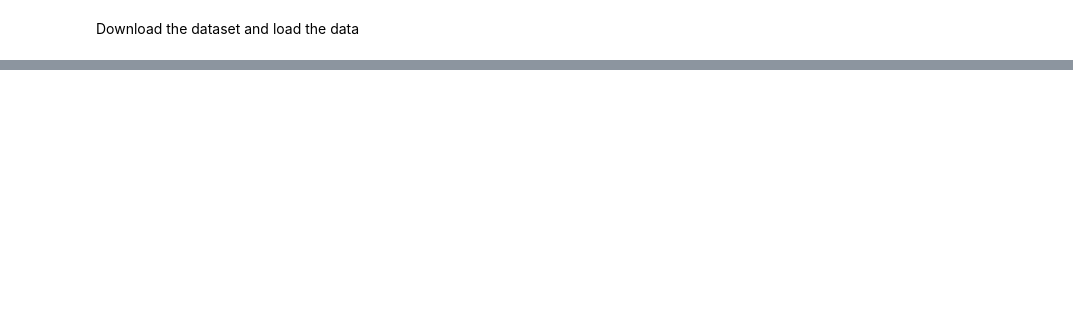
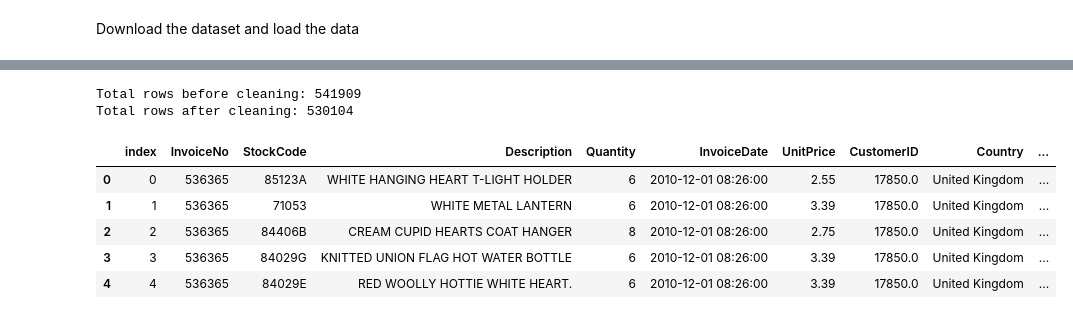
Before and after one commit to NicolaPicciafuoco/time-series-analysis, a Jupyter notebook: code/dataset_Transaction_Data/clustering.ipynb, the cells around one changed output, grey strips where cells are left out. Saved outputs shown, nothing was run; the diff lists cells and outputs as text; code cells hidden in the pictures; blank space fills up the shorter version.

```diff
--- a/code/dataset_Transaction_Data/clustering.ipynb
+++ b/code/dataset_Transaction_Data/clustering.ipynb
@@ -29,0 +78,6 @@ Path to dataset files: C:\Users\franc\.cache\kagglehub\datasets\thedevastator\on
+# %%
+data = pd.read_csv(path + "/online_retail.csv")
+
+data.head()
+#print("Info:")
+#data.info()
@@ -29,0 +91,26 @@ Path to dataset files: C:\Users\franc\.cache\kagglehub\datasets\thedevastator\on
+# %%
+
+# Check the total number of rows before cleaning
+print(f"Total rows before cleaning: {data.shape[0]}")
+
+# Cleaning the data
+data['InvoiceDate'] = pd.to_datetime(data['InvoiceDate'])  # Convert InvoiceDate to datetime
+data = data[(data['Quantity'] > 0) & (data['UnitPrice'] > 0)]  # Remove rows with negative values
+
+# Create a new column for the total price
+data['TotalPrice'] = data['Quantity'] * data['UnitPrice']
+
+# Check the total number of rows after cleaning
+print(f"Total rows after cleaning: {data.shape[0]}")
+
+# Display the first few rows of the cleaned dataset
+data.head()
+# %% [output]
+Total rows before cleaning: 541909
+Total rows after cleaning: 530104
+|  | index | InvoiceNo | StockCode | Description | Quantity | InvoiceDate | UnitPrice | CustomerID | Country | ... |
+| 0 | 0 | 536365 | 85123A | WHITE HANGING HEART T-LIGHT HOLDER | 6 | 2010-12-01 08:26:00 | 2.55 | 17850.0 | United Kingdom | ... |
+| 1 | 1 | 536365 | 71053 | WHITE METAL LANTERN | 6 | 2010-12-01 08:26:00 | 3.39 | 17850.0 | United Kingdom | ... |
+| 2 | 2 | 536365 | 84406B | CREAM CUPID HEARTS COAT HANGER | 8 | 2010-12-01 08:26:00 | 2.75 | 17850.0 | United Kingdom | ... |
+| 3 | 3 | 536365 | 84029G | KNITTED UNION FLAG HOT WATER BOTTLE | 6 | 2010-12-01 08:26:00 | 3.39 | 17850.0 | United Kingdom | ... |
+| 4 | 4 | 536365 | 84029E | RED WOOLLY HOTTIE WHITE HEART. | 6 | 2010-12-01 08:26:00 | 3.39 | 17850.0 | United Kingdom | ... |
```
Also changed, not shown: parts of 10 cells of this notebook.
